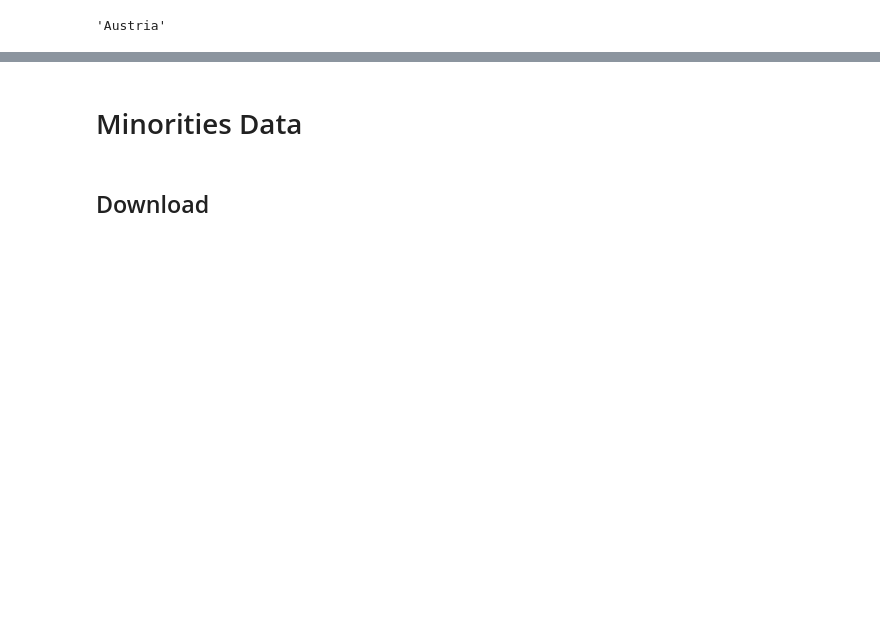
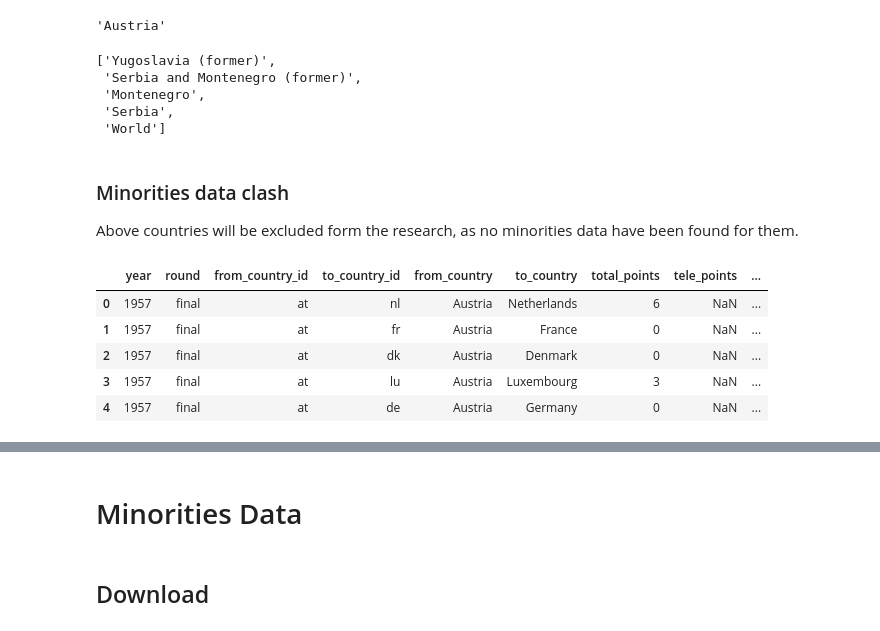
Before and after one commit to RichardStaszkiewicz/WUT-TASS-Eurovision-vs-Minorities, a Jupyter notebook: fetch_data.ipynb, the cells around one changed output, grey strips where cells are left out. Saved outputs shown, nothing was run; the diff lists cells and outputs as text; code cells hidden in the pictures; blank space fills up the shorter version.

```diff
--- a/fetch_data.ipynb
+++ b/fetch_data.ipynb
@@ -58,3 +55,26 @@ with open("data/eurovision/abbreviations.json") as f:
 translate_country['at']
 # %% [output]
 'Austria'
+# %%
+try:
+    result
+except NameError:
+    try:
+        result = pd.read_csv("data/minorities/_eurostat_cleared_data.csv")
+    except Exception:
+        print("Please run <Minorities data> section first")
+
+to_drop = []
+for x in [translate_country[i] for i in unid]:
+    if x not in result['citizen_name'].unique():
+        to_drop.append(x)
+to_drop
+# %% [output]
+['Yugoslavia (former)',
+ 'Serbia and Montenegro (former)',
+ 'Montenegro',
+ 'Serbia',
+ 'World']
+# %% [markdown]
+### Minorities data clash
+Above countries will be excluded form the research, as no minorities data have been found for them.
@@ -60,0 +84,9 @@ translate_country['at']
+# %%
+euro.head()
+# %% [output]
+|  | year | round | from_country_id | to_country_id | from_country | to_country | total_points | tele_points | ... |
+| 0 | 1957 | final | at | nl | Austria | Netherlands | 6 | NaN | ... |
+| 1 | 1957 | final | at | fr | Austria | France | 0 | NaN | ... |
+| 2 | 1957 | final | at | dk | Austria | Denmark | 0 | NaN | ... |
+| 3 | 1957 | final | at | lu | Austria | Luxembourg | 3 | NaN | ... |
+| 4 | 1957 | final | at | de | Austria | Germany | 0 | NaN | ... |
```
Also changed, not shown: parts of 17 cells of this notebook, 2 other files.
